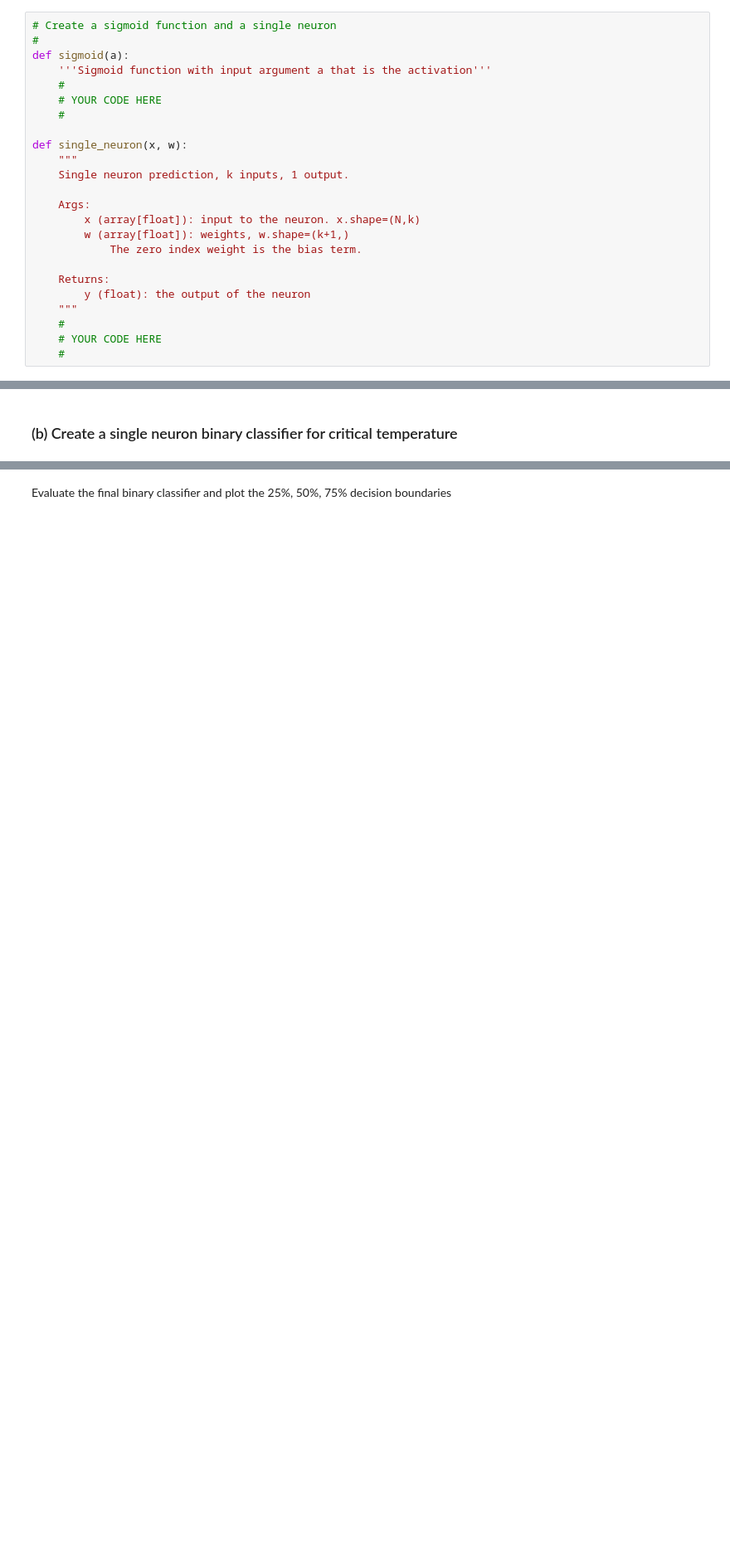
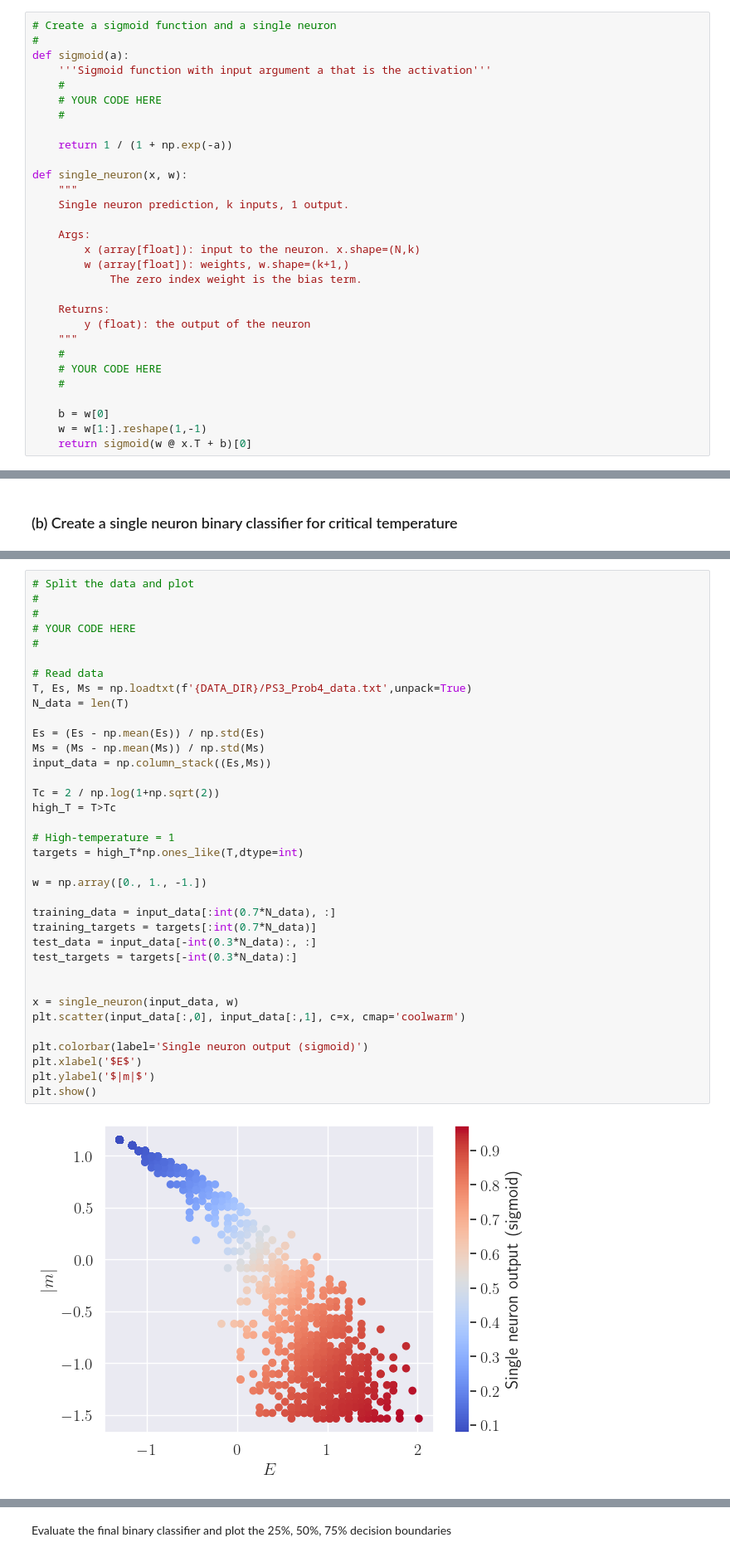
Before and after one commit to stommen/tif285, a Jupyter notebook: hand-ins/pub/ProblemSets/Set3/TIF285_ps3_basic_problems.ipynb, the cells around one changed output, grey strips where cells are left out. Shown at 83% size. Drawn from its saved outputs; the diff is of its cells as text; blank space fills up the shorter version.

```diff
--- a/hand-ins/pub/ProblemSets/Set3/TIF285_ps3_basic_problems.ipynb
+++ b/hand-ins/pub/ProblemSets/Set3/TIF285_ps3_basic_problems.ipynb
@@ -974,6 +991,8 @@ def sigmoid(a):
     #
     # YOUR CODE HERE
     #
+
+    return 1 / (1 + np.exp(-a))
 
 def single_neuron(x, w):
     """
@@ -990,5 +1009,9 @@ def single_neuron(x, w):
     #
     # YOUR CODE HERE
     #
+
+    b = w[0]
+    w = w[1:].reshape(1,-1)
+    return sigmoid(w @ x.T + b)[0]
 # %%
 assert sigmoid(0.0)==0.5, f'sigmoid(0.0)={sigmoid(0.0)}!=0.5'
@@ -1035,3 +1056,41 @@ print('You have tensorflow version:', tf.__version__, '(must be at least 2.0.0)'
+# %%
+# Split the data and plot
+#
+#
+# YOUR CODE HERE
+#
+
+# Read data
+T, Es, Ms = np.loadtxt(f'{DATA_DIR}/PS3_Prob4_data.txt',unpack=True)
+N_data = len(T)
+
+Es = (Es - np.mean(Es)) / np.std(Es)
+Ms = (Ms - np.mean(Ms)) / np.std(Ms)
+input_data = np.column_stack((Es,Ms))
+
+Tc = 2 / np.log(1+np.sqrt(2))
+high_T = T>Tc
+
+# High-temperature = 1
+targets = high_T*np.ones_like(T,dtype=int)
+
+w = np.array([0., 1., -1.])
+
+training_data = input_data[:int(0.7*N_data), :]
+training_targets = targets[:int(0.7*N_data)]
+test_data = input_data[-int(0.3*N_data):, :]
+test_targets = targets[-int(0.3*N_data):]
+
+
+x = single_neuron(input_data, w)
+plt.scatter(input_data[:,0], input_data[:,1], c=x, cmap='coolwarm')
+
+plt.colorbar(label='Single neuron output (sigmoid)')
+plt.xlabel('$E$')
+plt.ylabel('$|m|$')
+plt.show()
+# %% [output]
+[figure, added]
 # %%
 # Create the single neuron binary classifier using tensorflow.keras
 #
```
Also changed, not shown: parts of 22 cells of this notebook.
